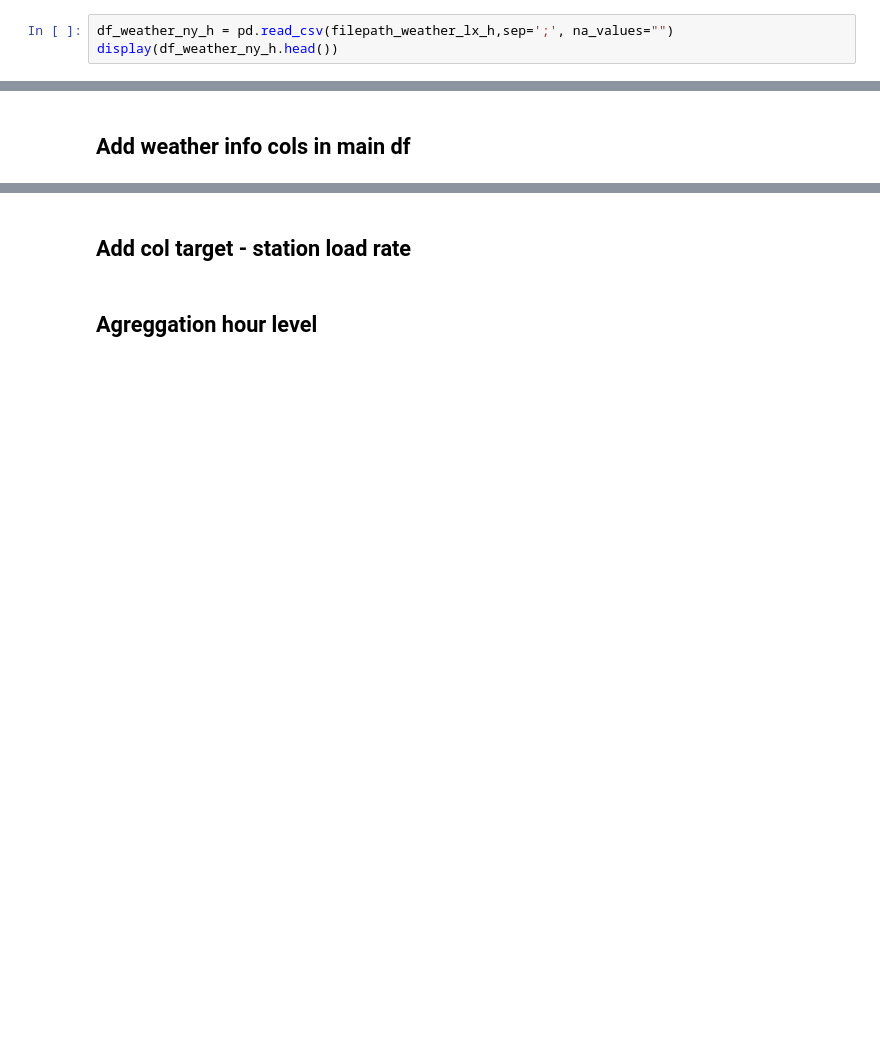
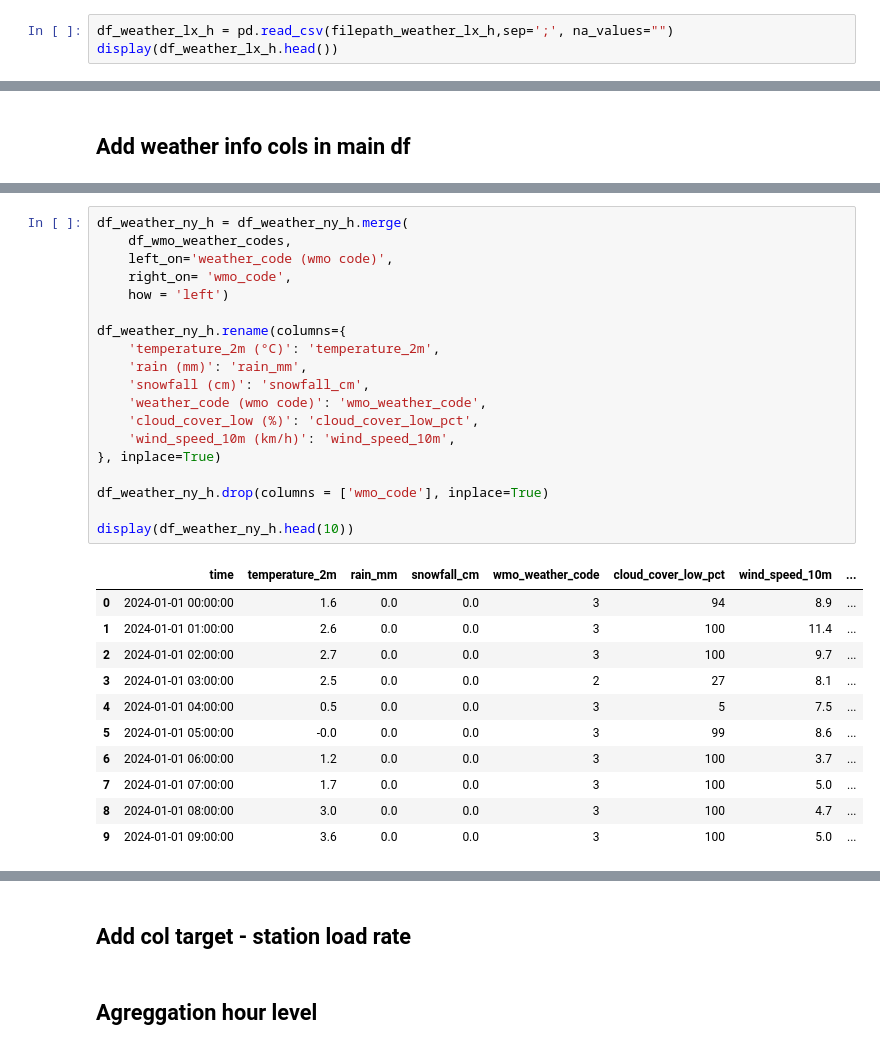
Before and after one commit to jvanalytics/ist_dash_2024_rec, a Jupyter notebook: time_series_forecasting/dataset_1/_0_gira_pre_processing.ipynb, the cells around one changed output, grey strips where cells are left out. Saved outputs shown, nothing was run; the diff lists cells and outputs as text; blank space fills up the shorter version.

```diff
--- a/time_series_forecasting/dataset_1/_0_gira_pre_processing.ipynb
+++ b/time_series_forecasting/dataset_1/_0_gira_pre_processing.ipynb
@@ -56,8 +56,8 @@ display(df_holidays_lx.head())
 filepath_weather_lx_h = r'data/open-meteo-lisbon-hourly-2022.csv'
 #filepath_weather_ny_d = r'data/open-meteo-new-york-daily-2024.csv'
 # %%
-df_weather_ny_h = pd.read_csv(filepath_weather_lx_h,sep=';', na_values="")
-display(df_weather_ny_h.head())
+df_weather_lx_h = pd.read_csv(filepath_weather_lx_h,sep=';', na_values="")
+display(df_weather_lx_h.head())
 # %% [output]
 |  | time | temperature_2m (°C) | relative_humidity_2m (%) | dew_point_2m (°C) | apparent_temperature (°C) | ... |
 | 0 | 2019-01-01T00:00 | 9.9 | 85 | 7.5 | 8.1 | ... |
@@ -236,0 +439,31 @@ Name: count, dtype: int64
+# %%
+df_weather_ny_h = df_weather_ny_h.merge(
+    df_wmo_weather_codes,
+    left_on='weather_code (wmo code)',
+    right_on= 'wmo_code',
+    how = 'left')
+
+df_weather_ny_h.rename(columns={
+    'temperature_2m (°C)': 'temperature_2m',
+    'rain (mm)': 'rain_mm',
+    'snowfall (cm)': 'snowfall_cm',
+    'weather_code (wmo code)': 'wmo_weather_code',
+    'cloud_cover_low (%)': 'cloud_cover_low_pct',
+    'wind_speed_10m (km/h)': 'wind_speed_10m',
+}, inplace=True)
+
+df_weather_ny_h.drop(columns = ['wmo_code'], inplace=True)
+
+display(df_weather_ny_h.head(10))
+# %% [output]
+|  | time | temperature_2m | rain_mm | snowfall_cm | wmo_weather_code | cloud_cover_low_pct | wind_speed_10m | ... |
+| 0 | 2024-01-01 00:00:00 | 1.6 | 0.0 | 0.0 | 3 | 94 | 8.9 | ... |
+| 1 | 2024-01-01 01:00:00 | 2.6 | 0.0 | 0.0 | 3 | 100 | 11.4 | ... |
+| 2 | 2024-01-01 02:00:00 | 2.7 | 0.0 | 0.0 | 3 | 100 | 9.7 | ... |
+| 3 | 2024-01-01 03:00:00 | 2.5 | 0.0 | 0.0 | 2 | 27 | 8.1 | ... |
+| 4 | 2024-01-01 04:00:00 | 0.5 | 0.0 | 0.0 | 3 | 5 | 7.5 | ... |
+| 5 | 2024-01-01 05:00:00 | -0.0 | 0.0 | 0.0 | 3 | 99 | 8.6 | ... |
+| 6 | 2024-01-01 06:00:00 | 1.2 | 0.0 | 0.0 | 3 | 100 | 3.7 | ... |
+| 7 | 2024-01-01 07:00:00 | 1.7 | 0.0 | 0.0 | 3 | 100 | 5.0 | ... |
+| 8 | 2024-01-01 08:00:00 | 3.0 | 0.0 | 0.0 | 3 | 100 | 4.7 | ... |
+| 9 | 2024-01-01 09:00:00 | 3.6 | 0.0 | 0.0 | 3 | 100 | 5.0 | ... |
```
Also changed, not shown: parts of 17 cells of this notebook.
